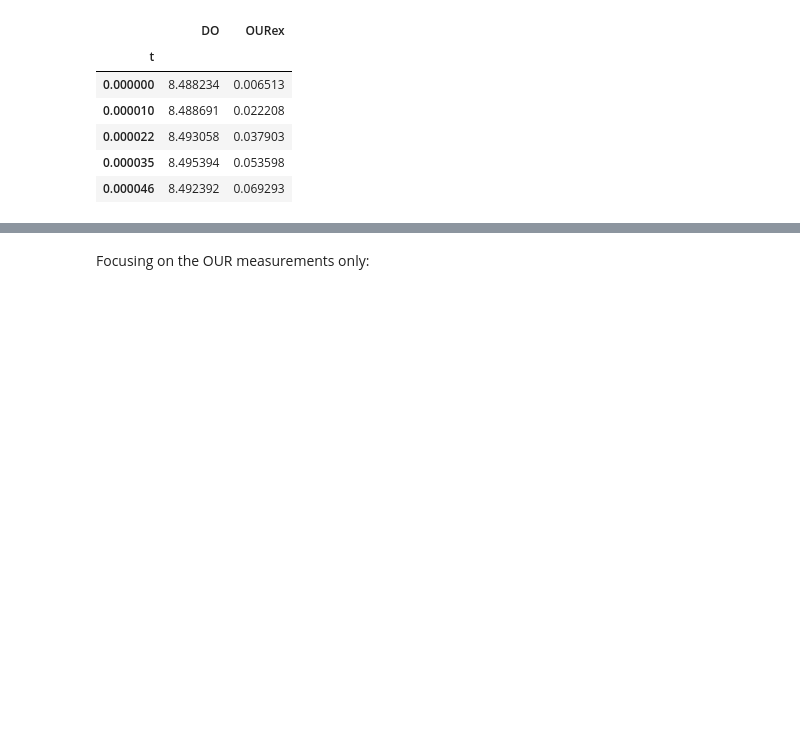
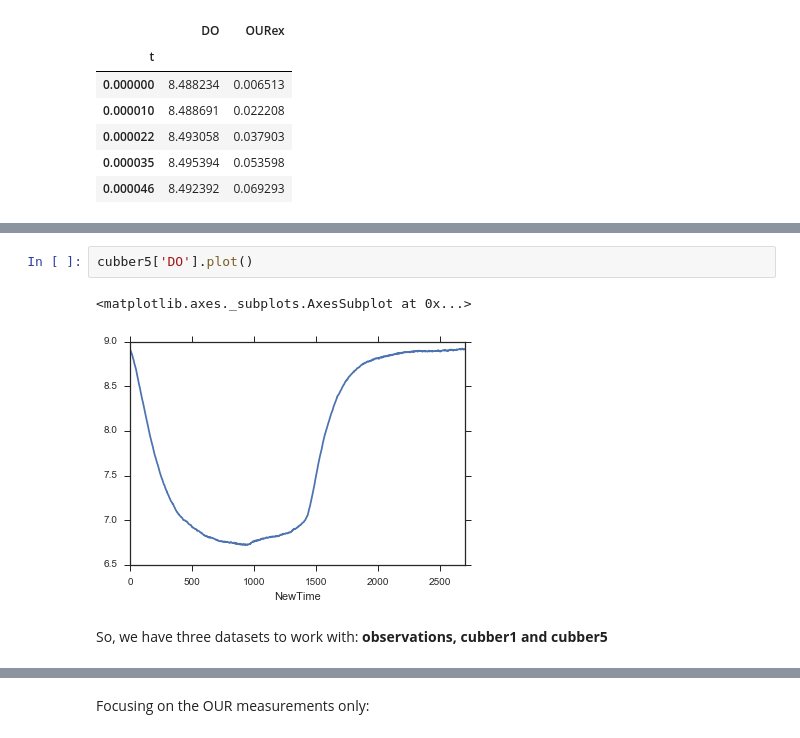
Before and after one commit to stijnvanhoey/phd_ipynb_respiro_showcases, a Jupyter notebook: bayesian_story/pyIDEAS_bayes.ipynb, the cells around one changed output, grey strips where cells are left out. Drawn from its saved outputs; the diff is of its cells as text; blank space fills up the shorter version.

```diff
--- a/bayesian_story/pyIDEAS_bayes.ipynb
+++ b/bayesian_story/pyIDEAS_bayes.ipynb
@@ -92,0 +118,8 @@ output["OURex"].plot()
+# %%
+cubber5['DO'].plot()
+# %% [output]
+<matplotlib.axes._subplots.AxesSubplot at 0x...>
+[figure, added]
+# %% [markdown]
+So, we have three datasets to work with:
+**observations, cubber1 and cubber5**
```
Also changed, not shown: parts of 34 cells of this notebook, 2 other files.
